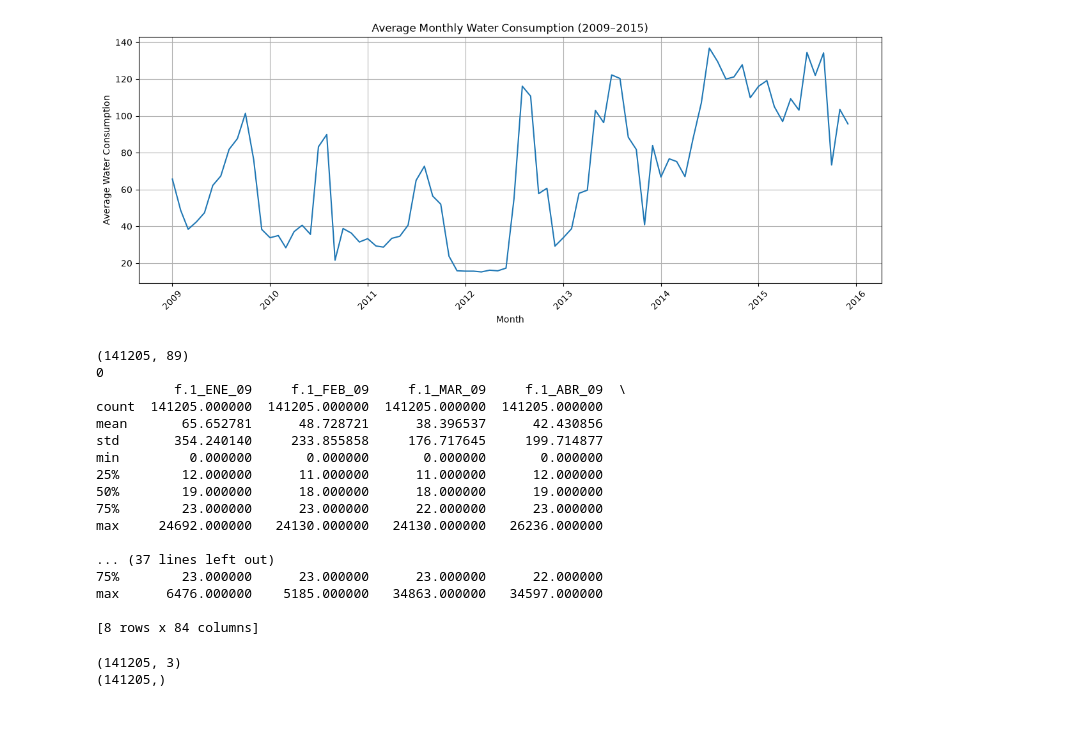
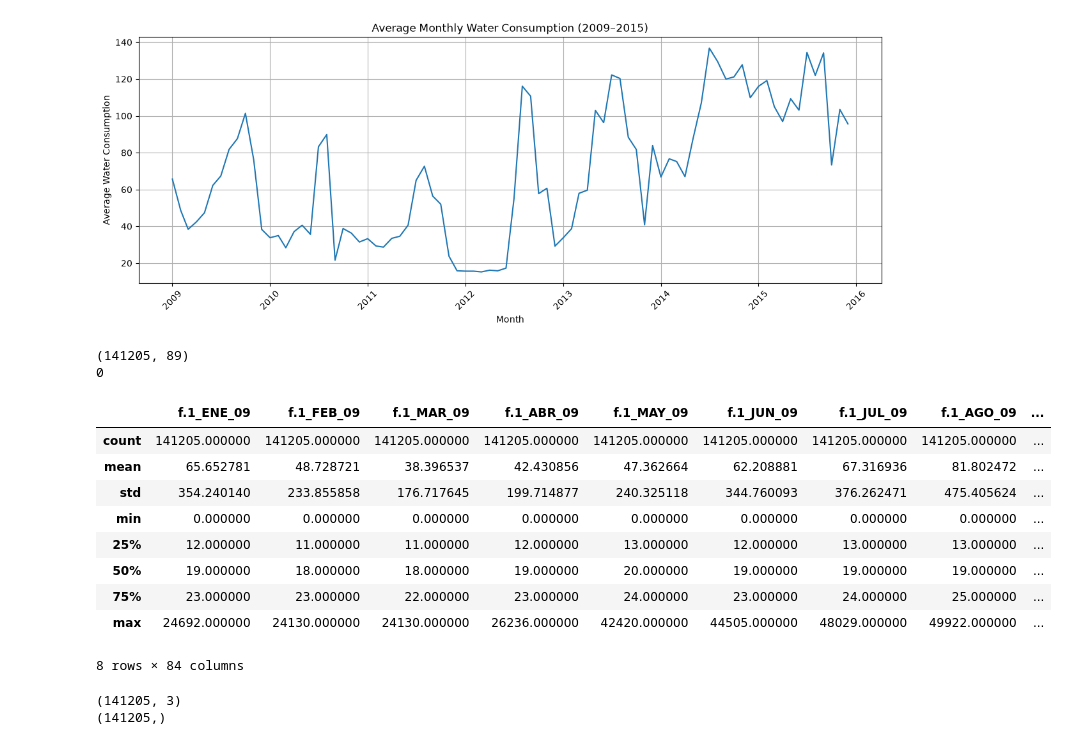
Before and after one commit to Paramjitsingh7/AI-mini-project-group-62, a Jupyter notebook: notebook/water_consumptionmodel.ipynb, the cells around one changed output. Saved outputs shown, nothing was run; the diff lists cells and outputs as text; code cells hidden in the pictures; blank space fills up the shorter version.

```diff
--- a/notebook/water_consumptionmodel.ipynb
+++ b/notebook/water_consumptionmodel.ipynb
@@ -82,7 +69,7 @@ Number of monthly columns: 84
 # %%
 print(df[monthly_cols].isnull().sum().sum())
-df_clean = df.dropna(subset=monthly_cols).copy()
-
+df_clean = df.copy()
+df_clean = df_clean.dropna(subset=monthly_cols)
 print(df_clean.shape)
 # %% [output]
 1309971
@@ -118,25 +108,20 @@ Length: 84, dtype: float64
 # %%
 print(df_clean.shape)
 print(df_clean[monthly_cols].isnull().sum().sum())
-print(df_clean[monthly_cols].describe())
+display(df_clean[monthly_cols].describe())
 # %% [output]
 (141205, 89)
 0
-          f.1_ENE_09     f.1_FEB_09     f.1_MAR_09     f.1_ABR_09  \
-count  141205.000000  141205.000000  141205.000000  141205.000000
-mean       65.652781      48.728721      38.396537      42.430856
-std       354.240140     233.855858     176.717645     199.714877
-min         0.000000       0.000000       0.000000       0.000000
-25%        12.000000      11.000000      11.000000      12.000000
-50%        19.000000      18.000000      18.000000      19.000000
-75%        23.000000      23.000000      22.000000      23.000000
-max     24692.000000   24130.000000   24130.000000   26236.000000
-
-... (37 lines left out)
-75%        23.000000      23.000000      23.000000      22.000000
-max      6476.000000    5185.000000   34863.000000   34597.000000
-
-[8 rows x 84 columns]
+|  | f.1_ENE_09 | f.1_FEB_09 | f.1_MAR_09 | f.1_ABR_09 | f.1_MAY_09 | f.1_JUN_09 | f.1_JUL_09 | f.1_AGO_09 | ... |
+| count | 141205.000000 | 141205.000000 | 141205.000000 | 141205.000000 | 141205.000000 | 141205.000000 | 141205.000000 | 141205.000000 | ... |
+| mean | 65.652781 | 48.728721 | 38.396537 | 42.430856 | 47.362664 | 62.208881 | 67.316936 | 81.802472 | ... |
+| std | 354.240140 | 233.855858 | 176.717645 | 199.714877 | 240.325118 | 344.760093 | 376.262471 | 475.405624 | ... |
+| min | 0.000000 | 0.000000 | 0.000000 | 0.000000 | 0.000000 | 0.000000 | 0.000000 | 0.000000 | ... |
+| 25% | 12.000000 | 11.000000 | 11.000000 | 12.000000 | 13.000000 | 12.000000 | 13.000000 | 13.000000 | ... |
+| 50% | 19.000000 | 18.000000 | 18.000000 | 19.000000 | 20.000000 | 19.000000 | 19.000000 | 19.000000 | ... |
+| 75% | 23.000000 | 23.000000 | 22.000000 | 23.000000 | 24.000000 | 23.000000 | 24.000000 | 25.000000 | ... |
+| max | 24692.000000 | 24130.000000 | 24130.000000 | 26236.000000 | 42420.000000 | 44505.000000 | 48029.000000 | 49922.000000 | ... |
+8 rows × 84 columns
 # %%
 X = df_clean[['f.1_MAY_09', 'f.1_JUN_09', 'f.1_JUL_09']]
 
```
Also changed, not shown: parts of 24 cells of this notebook.
